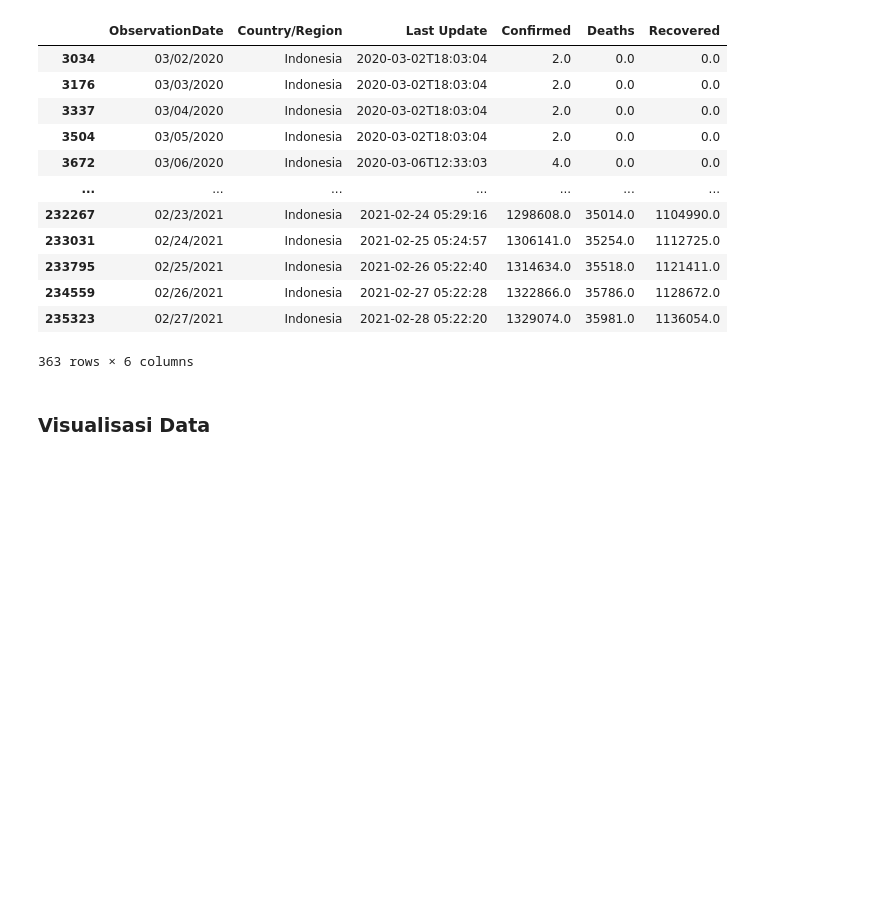
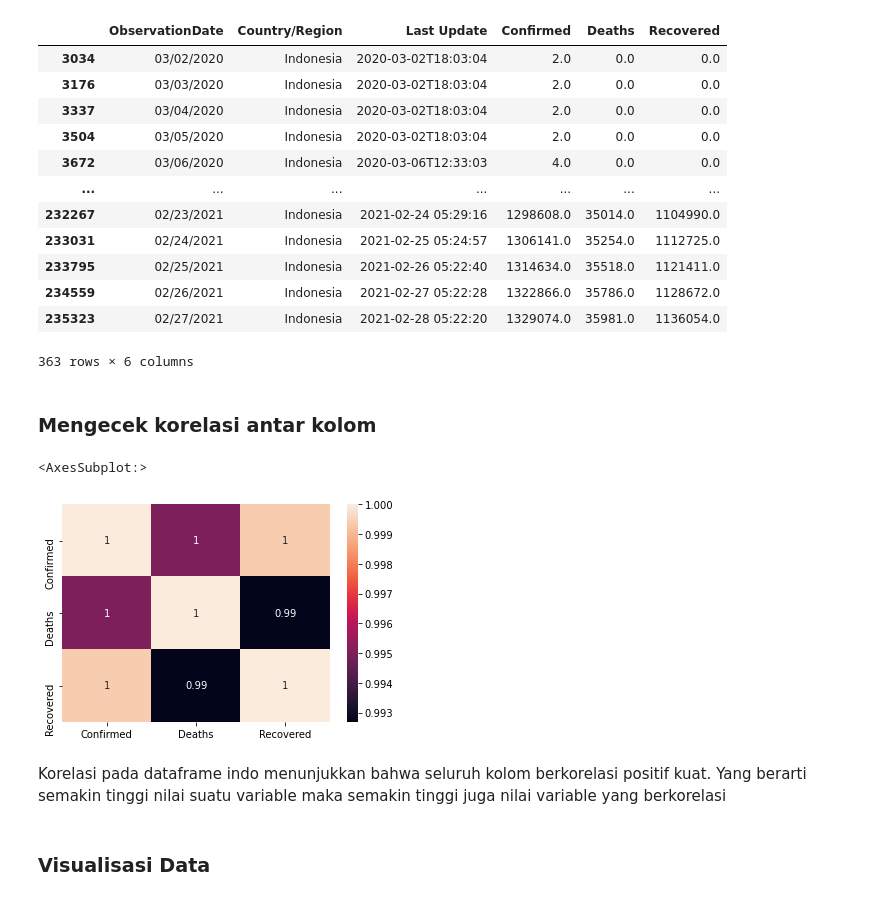
Before and after one commit to adhamerlangga/Indonesia_Covid_Analytics, a Jupyter notebook: Beginner_Covid_Analytics_Project.ipynb, the cells around one changed output. Cells and saved outputs as stored; diff of their text form; code cells hidden in the pictures; blank space fills up the shorter version.

Commit message:
Menambahkan Korelasi

```diff
--- a/Beginner_Covid_Analytics_Project.ipynb
+++ b/Beginner_Covid_Analytics_Project.ipynb
@@ -107,6 +108,15 @@ indo
 | 234559 | 02/26/2021 | Indonesia | 2021-02-27 05:22:28 | 1322866.0 | 35786.0 | 1128672.0 |
 | 235323 | 02/27/2021 | Indonesia | 2021-02-28 05:22:20 | 1329074.0 | 35981.0 | 1136054.0 |
 363 rows × 6 columns
+# %% [markdown]
+### Mengecek korelasi antar kolom
+# %%
+sns.heatmap(indo.corr(), annot = True)
+# %% [output]
+<AxesSubplot:>
+[figure, added]
+# %% [markdown]
+Korelasi pada dataframe indo menunjukkan bahwa seluruh kolom berkorelasi positif kuat. Yang berarti semakin tinggi nilai suatu variable maka semakin tinggi juga nilai variable yang berkorelasi
 # %% [markdown]
 ### Visualisasi Data
 # %% [markdown]
```
Also changed, not shown: parts of 1 cell of this notebook.
